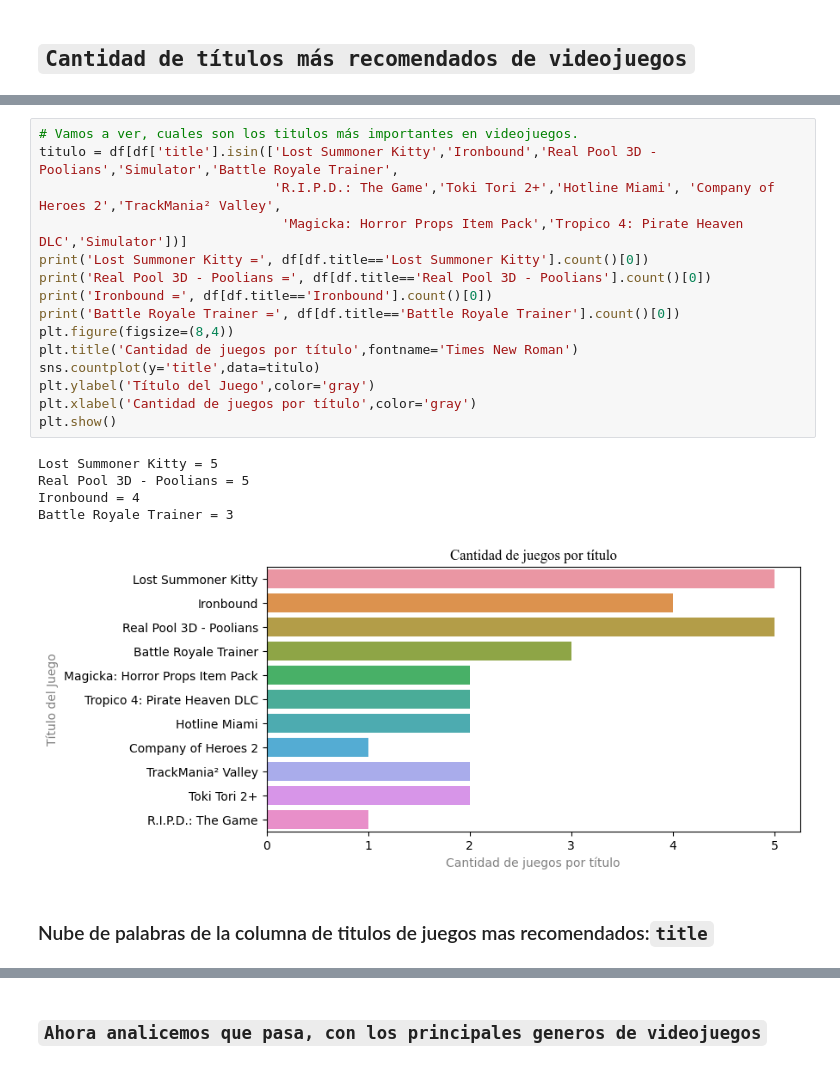
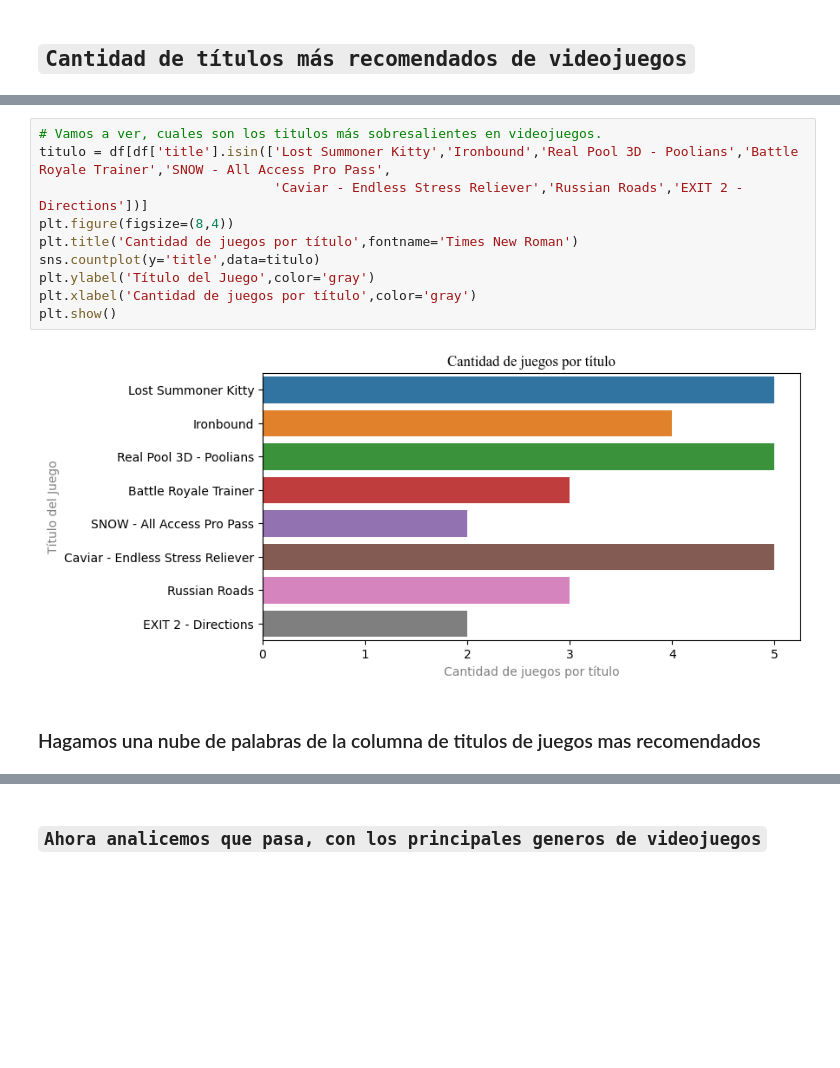
Before and after one commit to JBE777/PI_ML_OPS, a Jupyter notebook: EDA_Exploración_y_Análisis_de_datos.ipynb, the cells around one changed output, grey strips where cells are left out. Drawn from its saved outputs; the diff is of its cells as text; blank space fills up the shorter version.

```diff
--- a/EDA_Exploración_y_Análisis_de_datos.ipynb
+++ b/EDA_Exploración_y_Análisis_de_datos.ipynb
@@ -394,26 +450,17 @@ No Recomendados = 4937
 # %%
-# Vamos a ver, cuales son los titulos más importantes en videojuegos.
-titulo = df[df['title'].isin(['Lost Summoner Kitty','Ironbound','Real Pool 3D - Poolians','Simulator','Battle Royale Trainer',
-                              'R.I.P.D.: The Game','Toki Tori 2+','Hotline Miami', 'Company of Heroes 2','TrackMania² Valley',
-                               'Magicka: Horror Props Item Pack','Tropico 4: Pirate Heaven DLC','Simulator'])]
-print('Lost Summoner Kitty =', df[df.title=='Lost Summoner Kitty'].count()[0])
-print('Real Pool 3D - Poolians =', df[df.title=='Real Pool 3D - Poolians'].count()[0])
-print('Ironbound =', df[df.title=='Ironbound'].count()[0])
-print('Battle Royale Trainer =', df[df.title=='Battle Royale Trainer'].count()[0])
+# Vamos a ver, cuales son los titulos más sobresalientes en videojuegos.
+titulo = df[df['title'].isin(['Lost Summoner Kitty','Ironbound','Real Pool 3D - Poolians','Battle Royale Trainer','SNOW - All Access Pro Pass',
+                              'Caviar - Endless Stress Reliever','Russian Roads','EXIT 2 - Directions'])]
 plt.figure(figsize=(8,4))
 plt.title('Cantidad de juegos por título',fontname='Times New Roman')
 sns.countplot(y='title',data=titulo)
 plt.ylabel('Título del Juego',color='gray')
 plt.xlabel('Cantidad de juegos por título',color='gray')
 plt.show()
 # %% [output]
-Lost Summoner Kitty = 5
-Real Pool 3D - Poolians = 5
-Ironbound = 4
-Battle Royale Trainer = 3
-[figure, old version]
+[figure, new version]
-# %% [markdown]
-### Nube de palabras de la columna de titulos de juegos mas recomendados:`title`
+# %% [markdown]
+### Hagamos una nube de palabras de la columna de titulos de juegos mas recomendados
 # %%
 # Creamos variable para 'title', para desplegar palabras que mas se repiten en 'title' o nombres de juegos.
 df['title'] = df['title'].astype('str')
```
Also changed, not shown: parts of 62 cells of this notebook, 1 other file.
